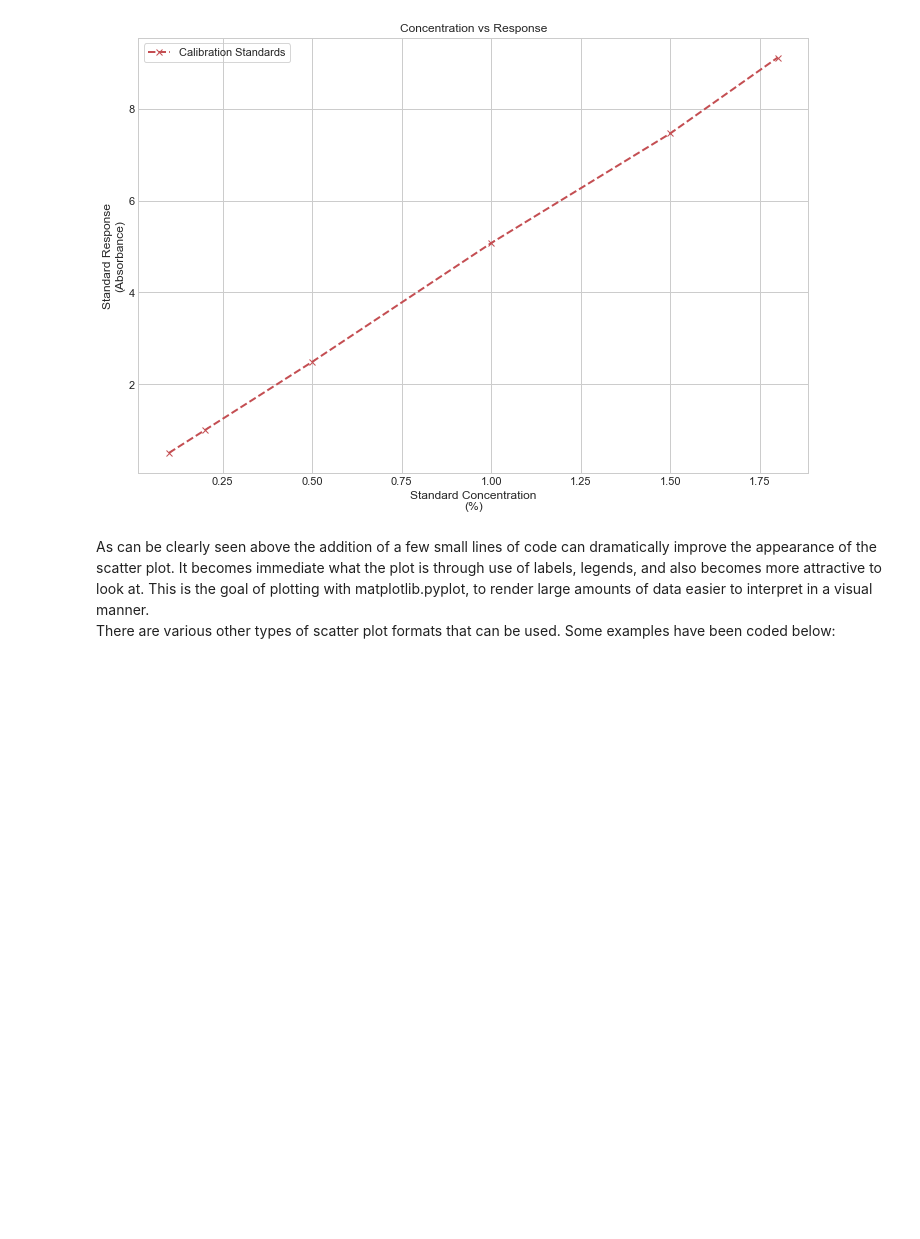
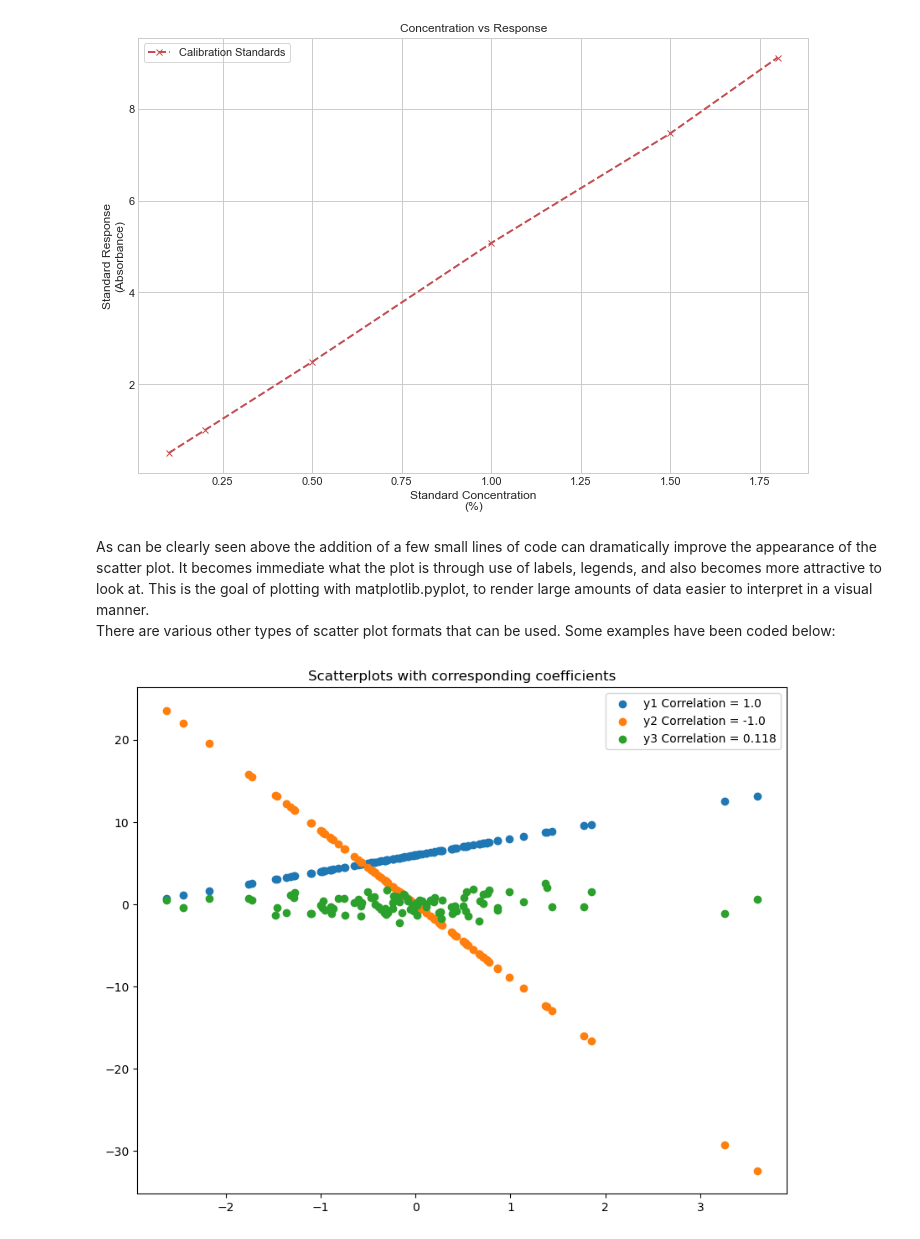
Before and after one commit to G00398275/FODA2021, a Jupyter notebook: pyplot.ipynb, the cells around one changed output. Drawn from its saved outputs; the diff is of its cells as text; code cells hidden in the pictures; blank space fills up the shorter version.

Commit message:
Adding example scatter plots to pyplot.ipynb

```diff
--- a/pyplot.ipynb
+++ b/pyplot.ipynb
@@ -6,20 +6,3 @@
 
 ***
 [Official Documentation](https://matplotlib.org/stable/api/_as_gen/matplotlib.pyplot.html)
-# %%
-'''[1]'''
-import pandas as pd
-from pandas import DataFrame
-import seaborn as sns
-# importing modules for example plot
-import numpy as np
-# Efficient numerical arrays
-import matplotlib.pyplot as plt
-# plotting
-
-iris = sns.load_dataset("iris")
-sns.set(rc={'figure.figsize':(12,8)})
-ax = sns.boxplot(
-    data=iris, orient="h", palette="Set3").set(
-    xlabel = "cm",title = "Iris DataSet Boxplot")
-plt.show()
@@ -109,3 +96,22 @@ plt.show()
 # %% [markdown]
 As can be clearly seen above the addition of a few small lines of code can dramatically improve the appearance of the scatter plot. It becomes immediate what the plot is through use of labels, legends, and also becomes more attractive to look at. This is the goal of plotting with matplotlib.pyplot, to render large amounts of data easier to interpret in a visual manner.
 There are various other types of scatter plot formats that can be used. Some examples have been coded below:
+# %%
+# Code taken and adapted from [9]
+# Generating Data from NumPy, y1 and y2 are functions, y3 is random
+x=np.random.randn(100)
+y1= x*2 +6
+y2= -9*x
+y3=np.random.randn(100)
+
+# Calling plots, adding labels and correlation coefficient values
+plt.scatter(x, y1, label=f'y1 Correlation = {np.round(np.corrcoef(x,y1)[0,1], 3)}')
+plt.scatter(x, y2, label=f'y2 Correlation = {np.round(np.corrcoef(x,y2)[0,1], 3)}')
+plt.scatter(x, y3, label=f'y3 Correlation = {np.round(np.corrcoef(x,y3)[0,1], 3)}')
+
+# Plotting
+plt.title('Scatterplots with corresponding coefficients')
+plt.legend()
+plt.show()
+# %% [output]
+[figure, added]
```
Also changed, not shown: parts of 13 cells of this notebook, 1 other file.
